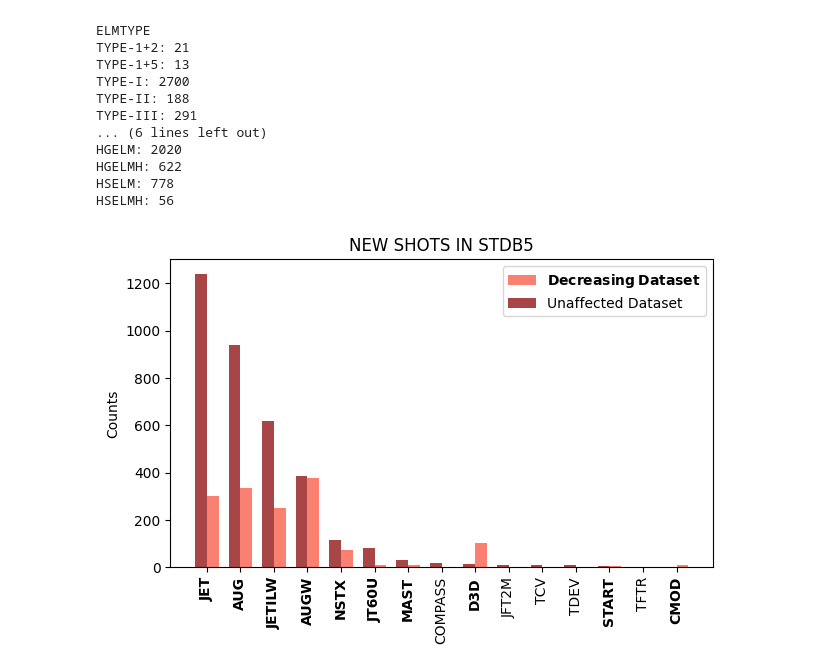
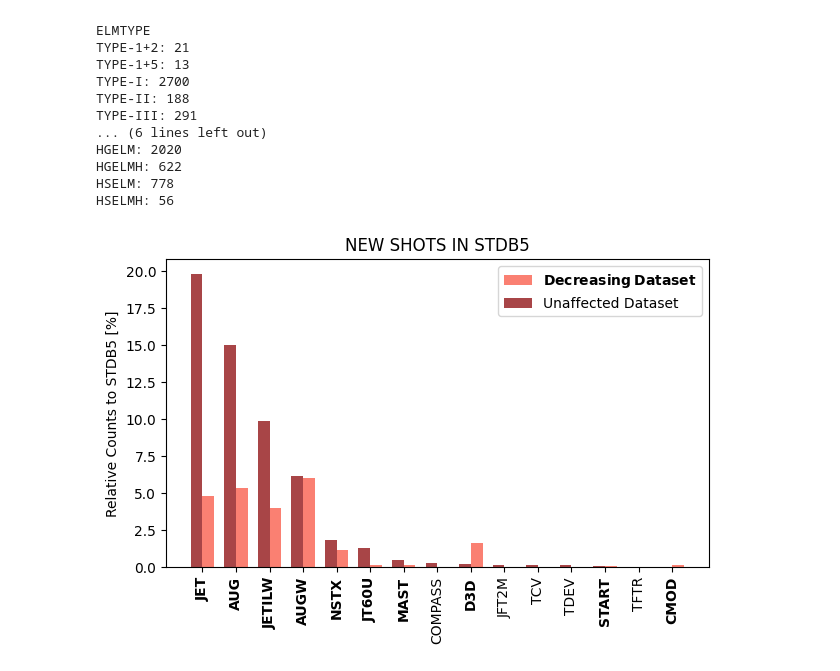
Before and after one commit to Chinnasf/FUSION-EP-Master-Thesis, a Jupyter notebook: Tokamak Interpretation/General_Analysis.ipynb, the cells around one changed output. Cells and saved outputs as stored; diff of their text form; code cells hidden in the pictures.

```diff
--- a/Tokamak Interpretation/General_Analysis.ipynb
+++ b/Tokamak Interpretation/General_Analysis.ipynb
@@ -125,34 +125,36 @@ tokamak = pd.DataFrame([
     data2["TOK"].value_counts()
 ], index=["data1","data2"]).T.fillna(0.0)
 tokamak = tokamak.sort_values("data2", ascending=False)
+
+tokamak = (tokamak/len(DB5))*100
 # %%
 # create a figure with subplots
 fig, ax = plt.subplots(figsize=(7, 4))
 
 # define the x and y values for the bars
 x = np.arange(len(tokamak.index))
 width = 0.35
 ax.bar(x + width/2, tokamak['data1'], width, color='salmon', label='$\\bf{Decreasing}\\:\\bf{Dataset}$')
 ax.bar(x - width/2, tokamak['data2'], width, color='#A84547', label='Unaffected Dataset')
 
 
 # set the x-axis tick labels
 ax.set_xticks(x)
 ax.set_xticklabels(tokamak.index, rotation=90)
 
 # Set the font weight of 'AUG' and 'MAST' to bold
 for label in plt.gca().xaxis.get_ticklabels():
     if label.get_text() in data1.TOK.unique():
         label.set_fontweight('bold')
 
 # set the y-axis label
-ax.set_ylabel('Counts')
+ax.set_ylabel('Relative Counts to STDB5 [%]')
 
 # set the plot title and legend
 ax.set_title('NEW SHOTS IN STDB5')
 ax.legend()
 
 # display the plot
 plt.show()
 # %% [output]
-[figure, old version]
+[figure, new version]
```
Also changed, not shown: 1 other file.
